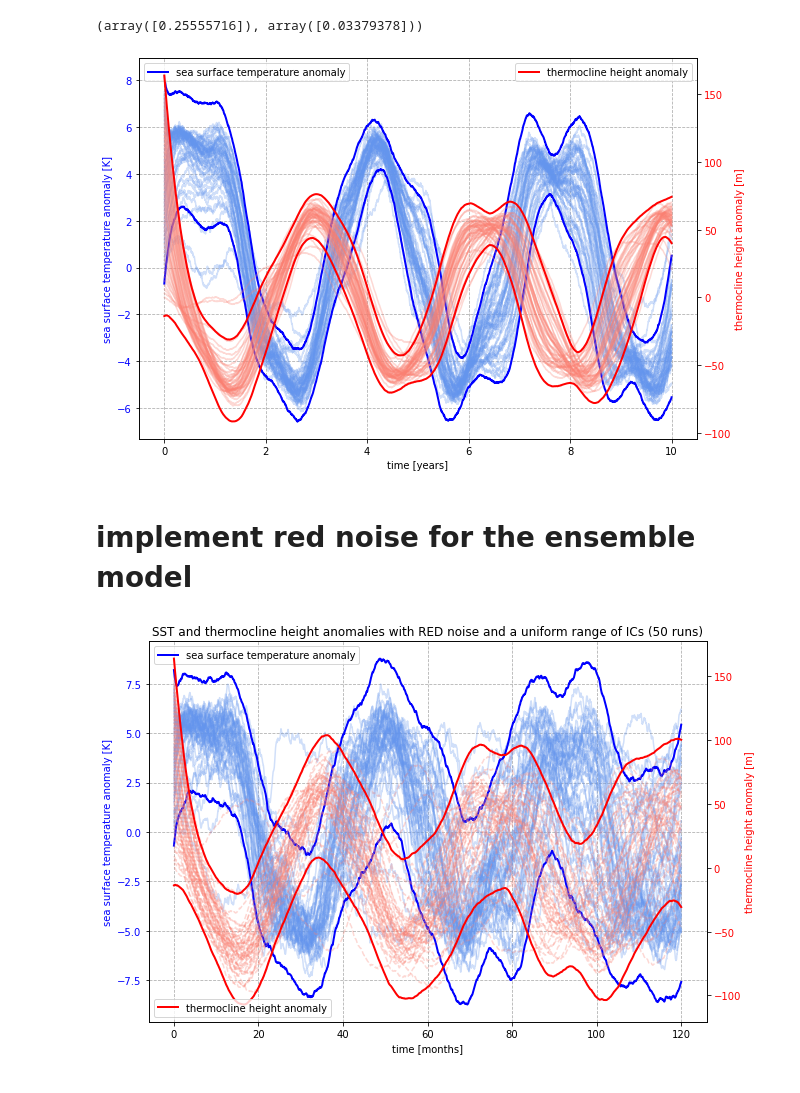
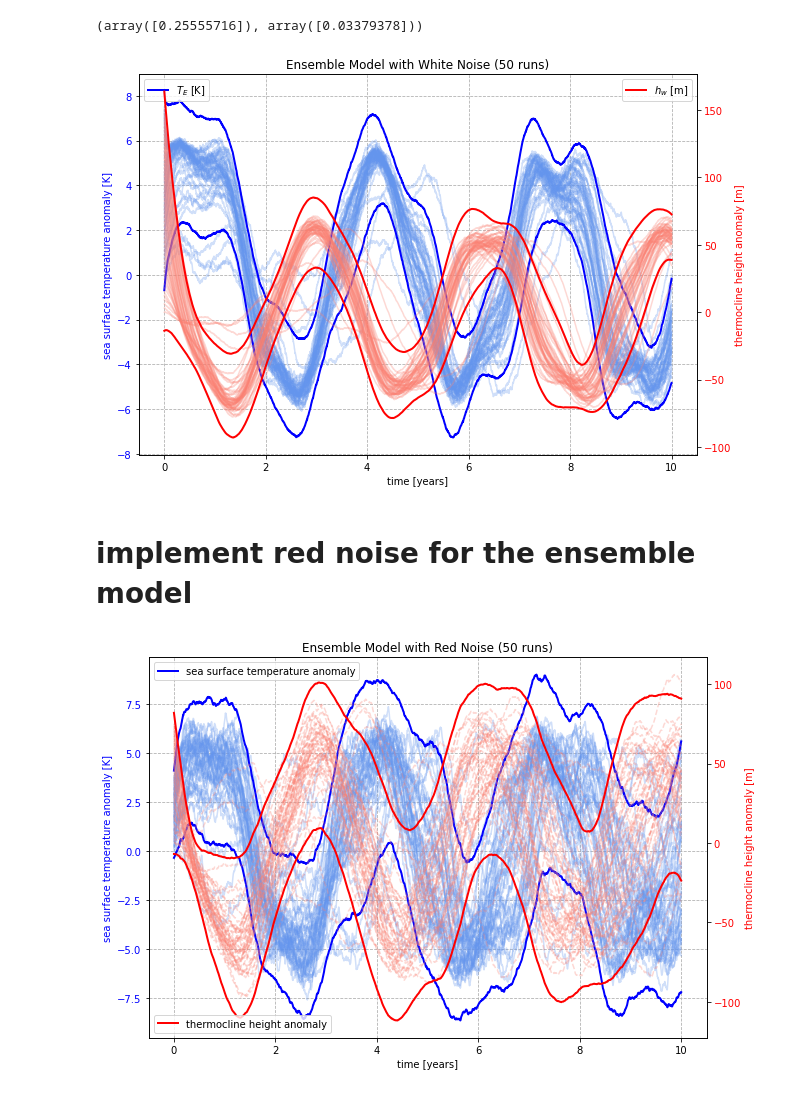
Before and after one commit to oceanography-rookie/THE_LAST_SOAC, a Jupyter notebook: enso0311_withEnsembleAnalysis.ipynb, the cells around one changed output. Cells and saved outputs as stored; diff of their text form; code cells hidden in the pictures.

Commit message:
update plots

```diff
--- a/enso0311_withEnsembleAnalysis.ipynb
+++ b/enso0311_withEnsembleAnalysis.ipynb
@@ -454,35 +454,30 @@ for i in range(0,noTimeSteps):
 # '''
 # Comment/uncomment to show the confidence interval in range of T and h
 # '''
-ax.plot(time*2/12,CI_T[0,:],color='b',linewidth=2,label='sea surface temperature anomaly')
+ax.plot(time*2/12,CI_T[0,:],color='b',linewidth=2,label='$T_E$ [K]')
 ax.plot(time*2/12,CI_T[1,:],color='b',linewidth=2)
 ax.tick_params(axis='y',labelcolor='b')
 
-ax2.plot(time*2/12,CI_h[0,:],color='red',linewidth=2,label=rf'$h_w$')
+ax2.plot(time*2/12,CI_h[0,:],color='red',linewidth=2,label=rf'$h_w$ [m]')
 ax2.plot(time*2/12,CI_h[1,:],color='red',linewidth=2)
 ax2.tick_params(axis='y',labelcolor='r')
 
 ax.grid(linestyle='--')
 ax.legend(loc='upper left')
-ax.set_title('Ensemble Model with white noise')
+ax.set_title(fr'Ensemble Model with White Noise ({samples} runs)')
 ax2.legend(loc='upper right')
-plt.savefig(output+'taskF_ensemble')
+plt.savefig(output+'taskF_ensembleWhiteNoise')
 # %% [output]
-[figure, old version]
+[figure, new version]
 # %% [markdown]
 # implement red noise for the ensemble model
 # %%
-'''
-Set range of initial values
-'''
-
 samples = 50
 alpha1 = 0.67
 zt = 0.5
 
-difference = 0.2
-T_ensemble2 = np.linspace(0, 1,samples)
-h_ensemble2 = np.linspace(0, 1, samples)
+T_ensemble2 = np.linspace(0, 0.5, samples)
+h_ensemble2 = np.linspace(0, 0.5, samples)
 
 mu = 0.75
 epsilon = 0.1
@@ -491,8 +486,9 @@ f_ran = 0.6
 tau_cor = 1/60
 tau = 6
 
-# time parameters
-n = 120/2
+# Time Parameters
+years = 10
+n = years*12/2
 dt = 1/60
 time = np.linspace(0,n,int(n/dt))
 noTimeSteps = int(n/dt)
@@ -504,12 +500,7 @@ W = np.zeros([samples,len(time)])
 T_array, h_array = [],[]
 
 holding_arrayT = np.zeros([samples,noTimeSteps])
-maxesT = np.zeros(noTimeSteps)
-minsT = np.zeros(noTimeSteps)
-
 holding_arrayh = np.zeros([samples,noTimeSteps])
-maxesh = np.zeros(noTimeSteps)
-minsh = np.zeros(noTimeSteps)
 
 CI_T = np.zeros([2,noTimeSteps])
 CI_h = np.zeros([2,noTimeSteps])
@@ -517,9 +508,6 @@ CI_h = np.zeros([2,noTimeSteps])
 T = T0
 h = h0
 
-'''
-RK4 Method
-'''
 
 fig = plt.figure()
 ax = fig.add_subplot(111)
@@ -533,56 +521,48 @@ for j in range(samples):
 
     W[:,0] = Wgen()
     T_array.append(T)
     h_array.append(h)
     T,h = rungeKutta(T,h)
 
     for i in range(1, noTimeSteps):
-        #w = Wgen()
         zt = Wgen()
         W[j,i] = W[j,i-1] * alpha1 + zt
         xi = f_ann*np.cos(2*np.pi*time[i]/tau) + f_ran*W[j,i]*tau_cor/dt
         T_array.append(T)
         h_array.append(h)
         T,h = rungeKutta(T,h)
 
     holding_arrayT[j,:] = np.array(T_array)*7.5
     holding_arrayh[j,:] = np.array(h_array)*150
 
-    ax.plot(time*2,np.array(T_array)*7.5,color='cornflowerblue',alpha=0.3)
-    ax2.plot(time*2,np.array(h_array)*150,color='salmon',lineStyle='--',alpha=0.3)
-    ax.set_xlabel('time [months]')
+    ax.plot(time*2/12,np.array(T_array)*7.5,color='cornflowerblue',alpha=0.3)
+    ax2.plot(time*2/12,np.array(h_array)*150,color='salmon',lineStyle='--',alpha=0.3)
+    ax.set_xlabel('time [years]')
     ax.set_ylabel('sea surface temperature anomaly [K]',color='b')
     ax2.set_ylabel('thermocline height anomaly [m]',color='r')
 
 
-conlvl = 0.95  # 68% CI
-dof = len(holding_arrayT[:,0])-1
+conlvl = 0.95 # Confidence Level
+dof = len(holding_arrayT[:,0])-1 # Degrees of Freedom (needed for Confidence Interval)
 for i in range(0,noTimeSteps):
-    maxesT[i] = np.max(holding_arrayT[:,i])
-    minsT[i] = np.min(holding_arrayT[:,i])
-    maxesh[i] = np.max(holding_arrayh[:,i])
-    minsh[i] = np.min(holding_arrayh[:,i])
     CI_T[:,i] = st.t.interval(alpha=conlvl,df=dof,loc=np.mean(holding_arrayT[:,i]),scale=np.std(holding_arrayT[:,i]))
     CI_h[:,i] = st.t.interval(alpha=conlvl,df=dof,loc=np.mean(holding_arrayh[:,i]),scale=np.std(holding_arrayh[:,i]))
 
-
-'''
-Comment/uncomment to show the confidence interval in range of T and h
-'''
-ax.plot(time*2,CI_T[0,:],color='blue',linewidth=2,label='sea surface temperature anomaly')
-ax.plot(time*2,CI_T[1,:],color='blue',linewidth=2)
-ax2.plot(time*2,CI_h[0,:],color='red',linewidth=2,label='thermocline height anomaly')
-ax2.plot(time*2,CI_h[1,:],color='red',linewidth=2)
-
+ax.plot(time*2/12,CI_T[0,:],color='blue',linewidth=2,label='sea surface temperature anomaly')
+ax.plot(time*2/12,CI_T[1,:],color='blue',linewidth=2)
 ax.grid(linestyle='--')
 ax.tick_params(axis='y',labelcolor='b')
+ax.legend(loc='upper left')
+ax.set_title(rf'Ensemble Model with Red Noise ({samples} runs)')
+
+ax2.plot(time*2/12,CI_h[0,:],color='red',linewidth=2,label='thermocline height anomaly')
+ax2.plot(time*2/12,CI_h[1,:],color='red',linewidth=2)
 ax2.tick_params(axis='y',labelcolor='r')
-ax.legend(loc='upper left')
 ax2.legend(loc = 'lower left')
-plt.title(rf'SST and thermocline height anomalies with RED noise and a uniform range of ICs ({samples} runs)')
-plt.savefig(output+'taskF_timeseries_rangeOfICs_alphaPt67')
+
+plt.savefig(output+'taskF_EnsembleRedNoise')
 # %% [output]
-[figure, old version]
+[figure, new version]
 # %%
 '''
 Set range of initial values
```
Also changed, not shown: 3 other files.
